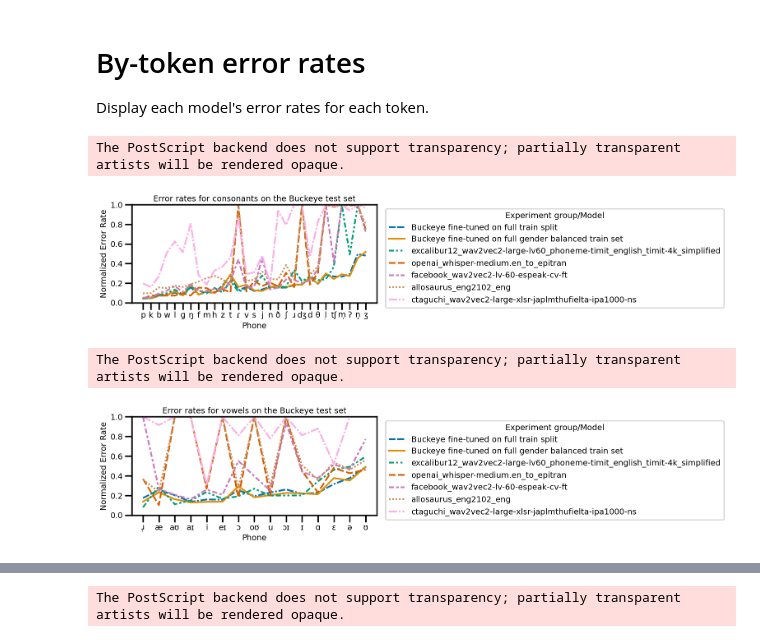
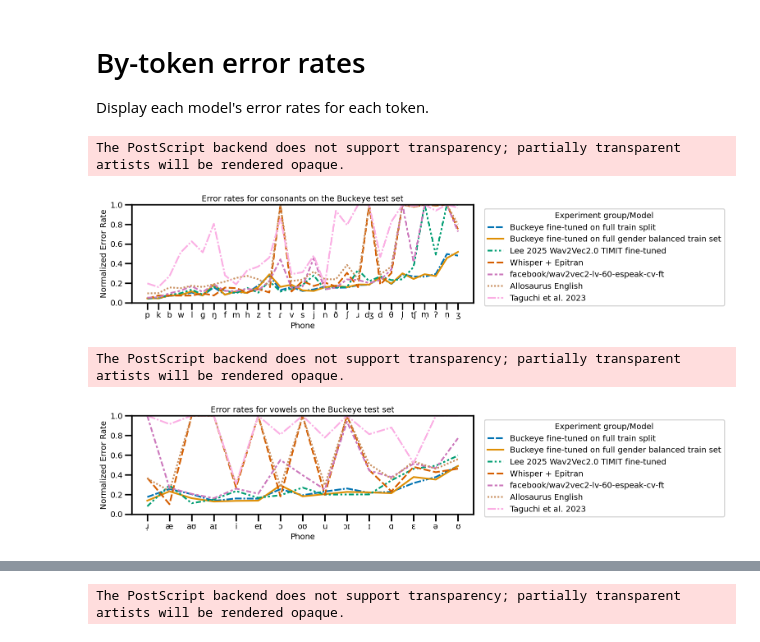
Before and after one commit to UMassCDS/wav2ipa, a Jupyter notebook: notebooks/by_phone_error_rates.ipynb, the cells around one changed output, grey strips where cells are left out. Saved outputs shown, nothing was run; the diff lists cells and outputs as text; code cells hidden in the pictures.

Commit message:
Added model groups to Buckeye by phone error rate plot

```diff
--- a/notebooks/by_phone_error_rates.ipynb
+++ b/notebooks/by_phone_error_rates.ipynb
@@ -325,22 +325,43 @@ best_models_each_experiment_group = ["train_duration_20000_samples_4", 'full_dat
        'facebook_wav2vec2-lv-60-espeak-cv-ft',
        'ctaguchi_wav2vec2-large-xlsr-japlmthufielta-ipa1000-ns',
        'excalibur12_wav2vec2-large-lv60_phoneme-timit_english_timit-4k_simplified']
+
+model_source_mapping = {
+    'excalibur12_wav2vec2-large-lv60_phoneme-timit_english_timit-4k_simplified':  "Lee 2025 Wav2Vec2.0 TIMIT fine-tuned",
+    "openai_whisper-medium.en_to_epitran": "Whisper + Epitran",
+    "facebook_wav2vec2-lv-60-espeak-cv-ft": "facebook/wav2vec2-lv-60-espeak-cv-ft",
+    "allosaurus_eng2102_eng": "Allosaurus English",
+    "ctaguchi_wav2vec2-large-xlsr-japlmthufielta-ipa1000-ns": "Taguchi et al. 2023",
+    "train_duration_20000_samples_4": "Buckeye fine-tuned on full gender balanced train set",
+    'full_dataset_train_5': "Buckeye fine-tuned on full train split", #"full_dataset_train",
+}
+
+vowel_consonant_hue_order = ["Buckeye fine-tuned on full train split", #"full_dataset_train",
+             "Buckeye fine-tuned on full gender balanced train set", #"train_duration_20000_samples",
+              "Lee 2025 Wav2Vec2.0 TIMIT fine-tuned",
+             "Whisper + Epitran",
+             "facebook/wav2vec2-lv-60-espeak-cv-ft",
+             "Allosaurus English",
+             "Taguchi et al. 2023",
+]
+# %%
+all_error_rates_df["Model source"] = all_error_rates_df["model_name"].apply(model_source_mapping.get)
 # %%
 consonant_df = all_error_rates_df[(all_error_rates_df["phone"].isin(BUCKEYE_CONSONANTS)) & (all_error_rates_df["model_name"].isin(best_models_each_experiment_group))]
-plot_error_rates_by_phone_and_model(consonant_df, "model_group", hue_order=HUE_ORDER, palette=PALETTE, title="Error rates for consonants on the Buckeye test set", figsize=(16, 4))
+plot_error_rates_by_phone_and_model(consonant_df, "Model source", hue_order=vowel_consonant_hue_order, palette=PALETTE, title="Error rates for consonants on the Buckeye test set", figsize=(16, 4))
 plt.tight_layout()
 plt.savefig(VIZ_OUTPUT_DIR / "buckeye_consonant_error_rates_all_models.eps", format="eps")
 # %% [output]
 The PostScript backend does not support transparency; partially transparent artists will be rendered opaque.
-[figure, old version]
+[figure, new version]
 # %%
 vowel_df = all_error_rates_df[(all_error_rates_df["phone"].isin(BUCKEYE_VOWELS)) & (all_error_rates_df["model_name"].isin(best_models_each_experiment_group))]
-plot_error_rates_by_phone_and_model(vowel_df, "model_group", hue_order=HUE_ORDER, palette=PALETTE, title="Error rates for vowels on the Buckeye test set", figsize=(16, 4))
+plot_error_rates_by_phone_and_model(vowel_df, "Model source", hue_order=vowel_consonant_hue_order, palette=PALETTE, title="Error rates for vowels on the Buckeye test set", figsize=(16, 4))
 plt.tight_layout()
 plt.savefig(VIZ_OUTPUT_DIR / "buckeye_vowel_error_rates_all_models.eps", format="eps")
 # %% [output]
 The PostScript backend does not support transparency; partially transparent artists will be rendered opaque.
-[figure, old version]
+[figure, new version]
 # %%
 our_models = all_error_rates_df[all_error_rates_df["model_group"].isin(["Buckeye fine-tuned on full train split",
              "Buckeye fine-tuned on full gender balanced train set"])]
```
Also changed, not shown: parts of 2 cells of this notebook.
